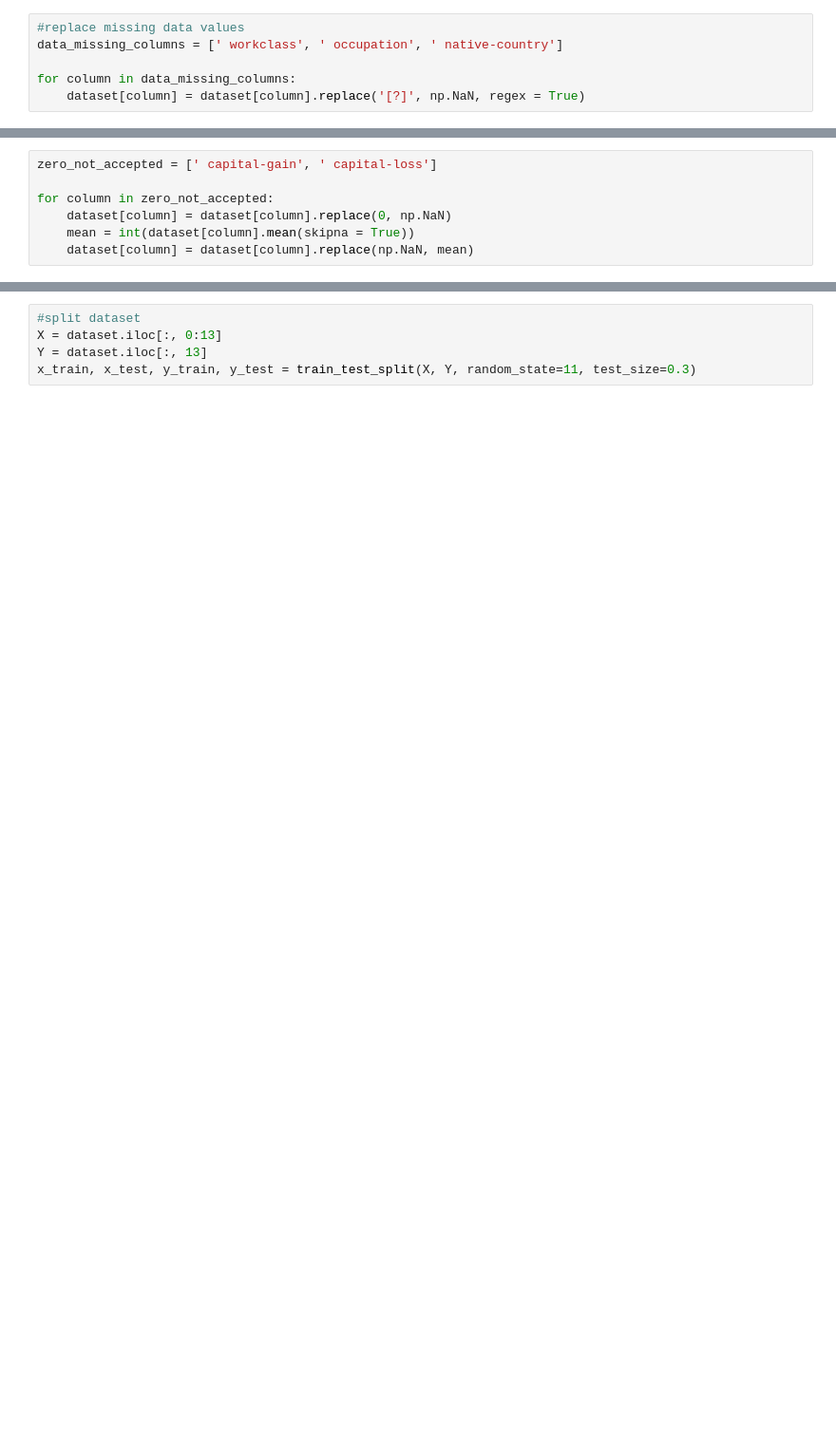
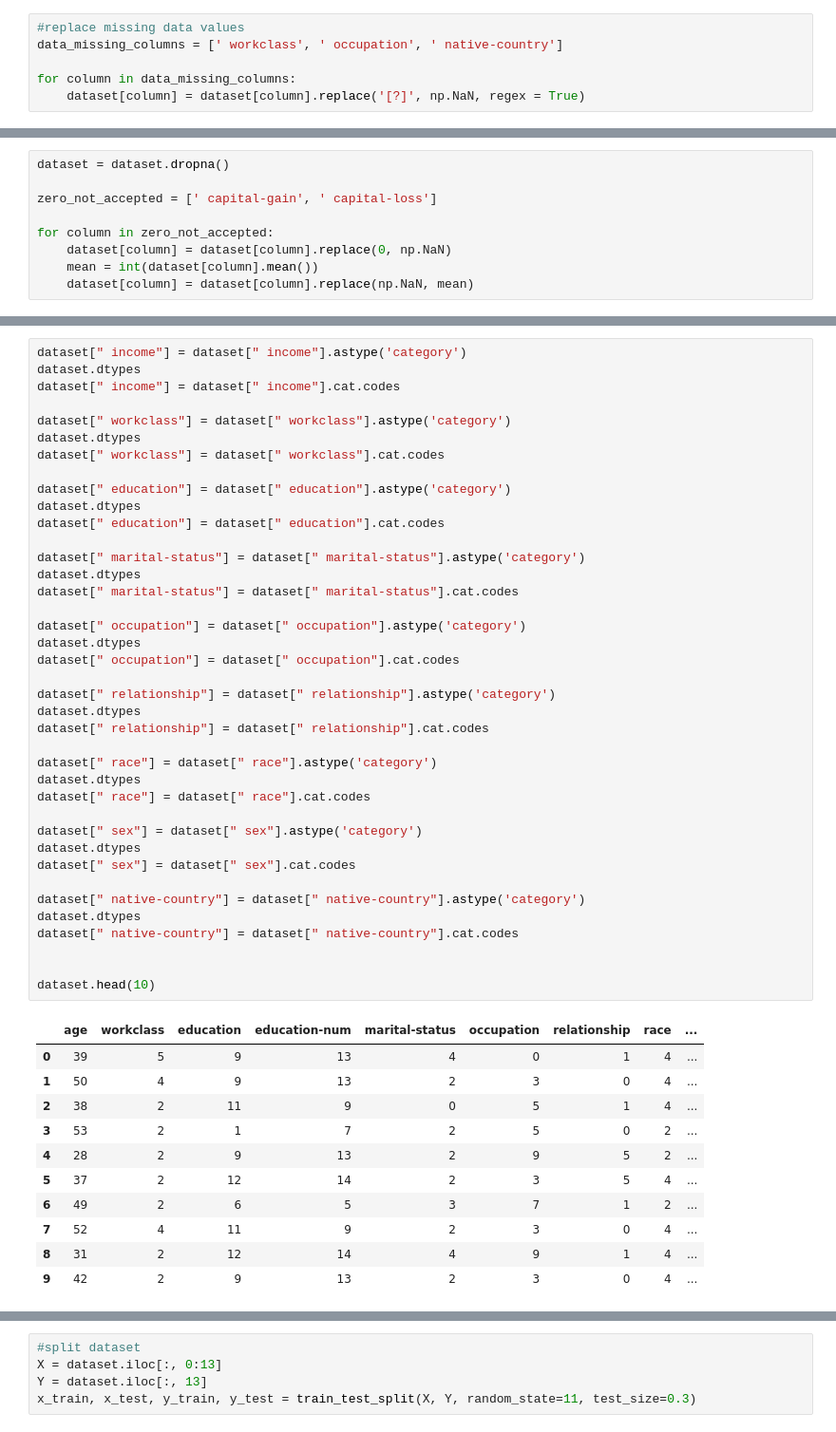
Before and after one commit to Mahesh419/Adult_Census_Income_Binary_Classification, a Jupyter notebook: Assignment_ CSC_369_2.0.ipynb, the cells around one changed output, grey strips where cells are left out. Shown: that part at 95% size. Saved outputs shown, nothing was run; the diff lists cells and outputs as text; blank space fills up the shorter version.

```diff
--- a/Assignment_ CSC_369_2.0.ipynb
+++ b/Assignment_ CSC_369_2.0.ipynb
@@ -42,8 +44,10 @@ Mean value is used for missing data in capital-gain and capital-loss columns
 # %%
+dataset = dataset.dropna()
+
 zero_not_accepted = [' capital-gain', ' capital-loss']
 
 for column in zero_not_accepted:
     dataset[column] = dataset[column].replace(0, np.NaN)
-    mean = int(dataset[column].mean(skipna = True))
+    mean = int(dataset[column].mean())
     dataset[column] = dataset[column].replace(np.NaN, mean)
 # %% [markdown]
@@ -107,0 +55,51 @@ dataset[' workclass'] = dataset[' workclass'].map({' Self-emp-inc': 0, ' Self-em
+# %%
+dataset[" income"] = dataset[" income"].astype('category')
+dataset.dtypes
+dataset[" income"] = dataset[" income"].cat.codes
+
+dataset[" workclass"] = dataset[" workclass"].astype('category')
+dataset.dtypes
+dataset[" workclass"] = dataset[" workclass"].cat.codes
+
+dataset[" education"] = dataset[" education"].astype('category')
+dataset.dtypes
+dataset[" education"] = dataset[" education"].cat.codes
+
+dataset[" marital-status"] = dataset[" marital-status"].astype('category')
+dataset.dtypes
+dataset[" marital-status"] = dataset[" marital-status"].cat.codes
+
+dataset[" occupation"] = dataset[" occupation"].astype('category')
+dataset.dtypes
+dataset[" occupation"] = dataset[" occupation"].cat.codes
+
+dataset[" relationship"] = dataset[" relationship"].astype('category')
+dataset.dtypes
+dataset[" relationship"] = dataset[" relationship"].cat.codes
+
+dataset[" race"] = dataset[" race"].astype('category')
+dataset.dtypes
+dataset[" race"] = dataset[" race"].cat.codes
+
+dataset[" sex"] = dataset[" sex"].astype('category')
+dataset.dtypes
+dataset[" sex"] = dataset[" sex"].cat.codes
+
+dataset[" native-country"] = dataset[" native-country"].astype('category')
+dataset.dtypes
+dataset[" native-country"] = dataset[" native-country"].cat.codes
+
+
+dataset.head(10)
+# %% [output]
+|  | age | workclass | education | education-num | marital-status | occupation | relationship | race | ... |
+| 0 | 39 | 5 | 9 | 13 | 4 | 0 | 1 | 4 | ... |
+| 1 | 50 | 4 | 9 | 13 | 2 | 3 | 0 | 4 | ... |
+| 2 | 38 | 2 | 11 | 9 | 0 | 5 | 1 | 4 | ... |
+| 3 | 53 | 2 | 1 | 7 | 2 | 5 | 0 | 2 | ... |
+| 4 | 28 | 2 | 9 | 13 | 2 | 9 | 5 | 2 | ... |
+| 5 | 37 | 2 | 12 | 14 | 2 | 3 | 5 | 4 | ... |
+| 6 | 49 | 2 | 6 | 5 | 3 | 7 | 1 | 2 | ... |
+| 7 | 52 | 4 | 11 | 9 | 2 | 3 | 0 | 4 | ... |
+| 8 | 31 | 2 | 12 | 14 | 4 | 9 | 1 | 4 | ... |
+| 9 | 42 | 2 | 9 | 13 | 2 | 3 | 0 | 4 | ... |
```
Also changed, not shown: parts of 17 cells of this notebook.
